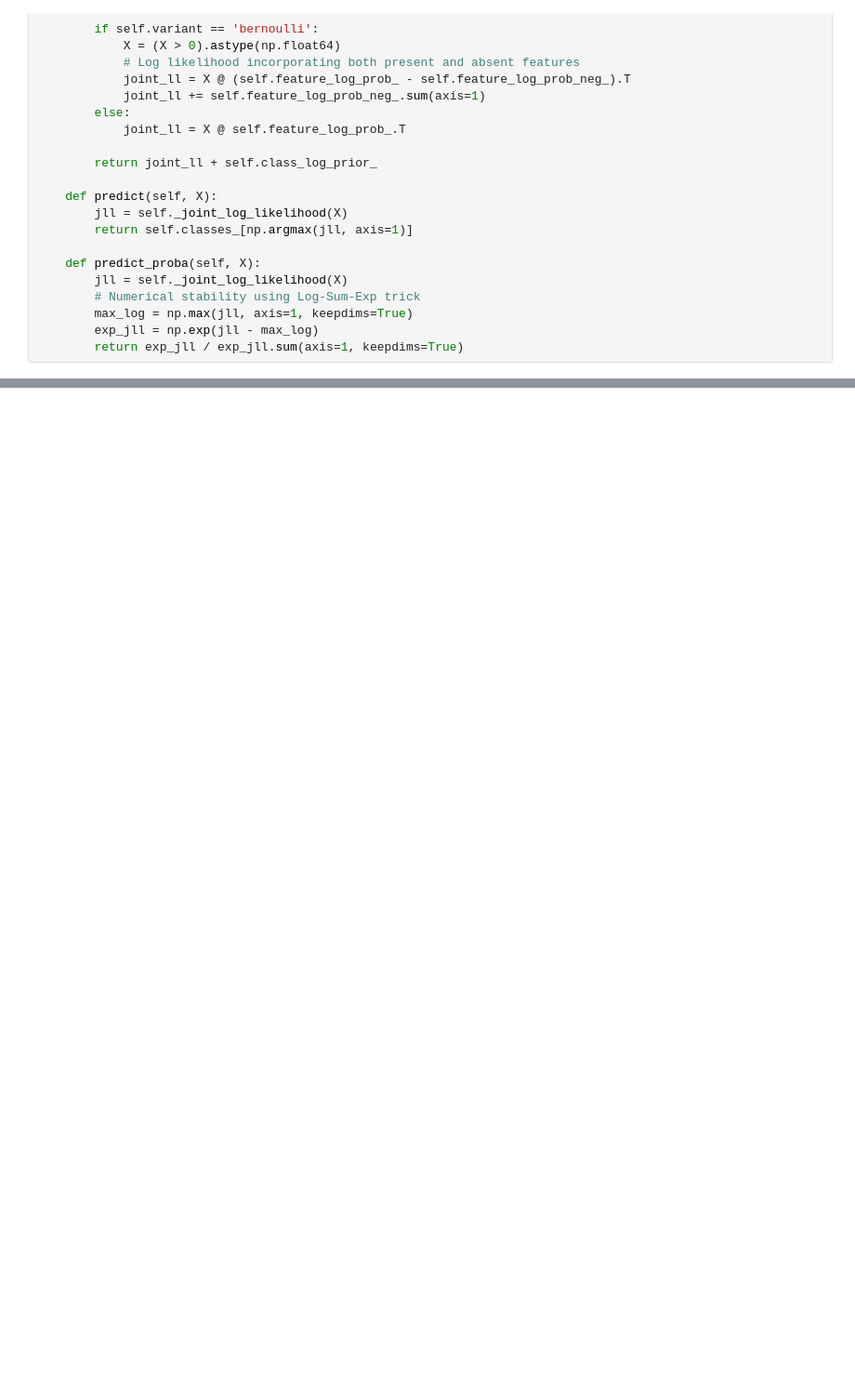
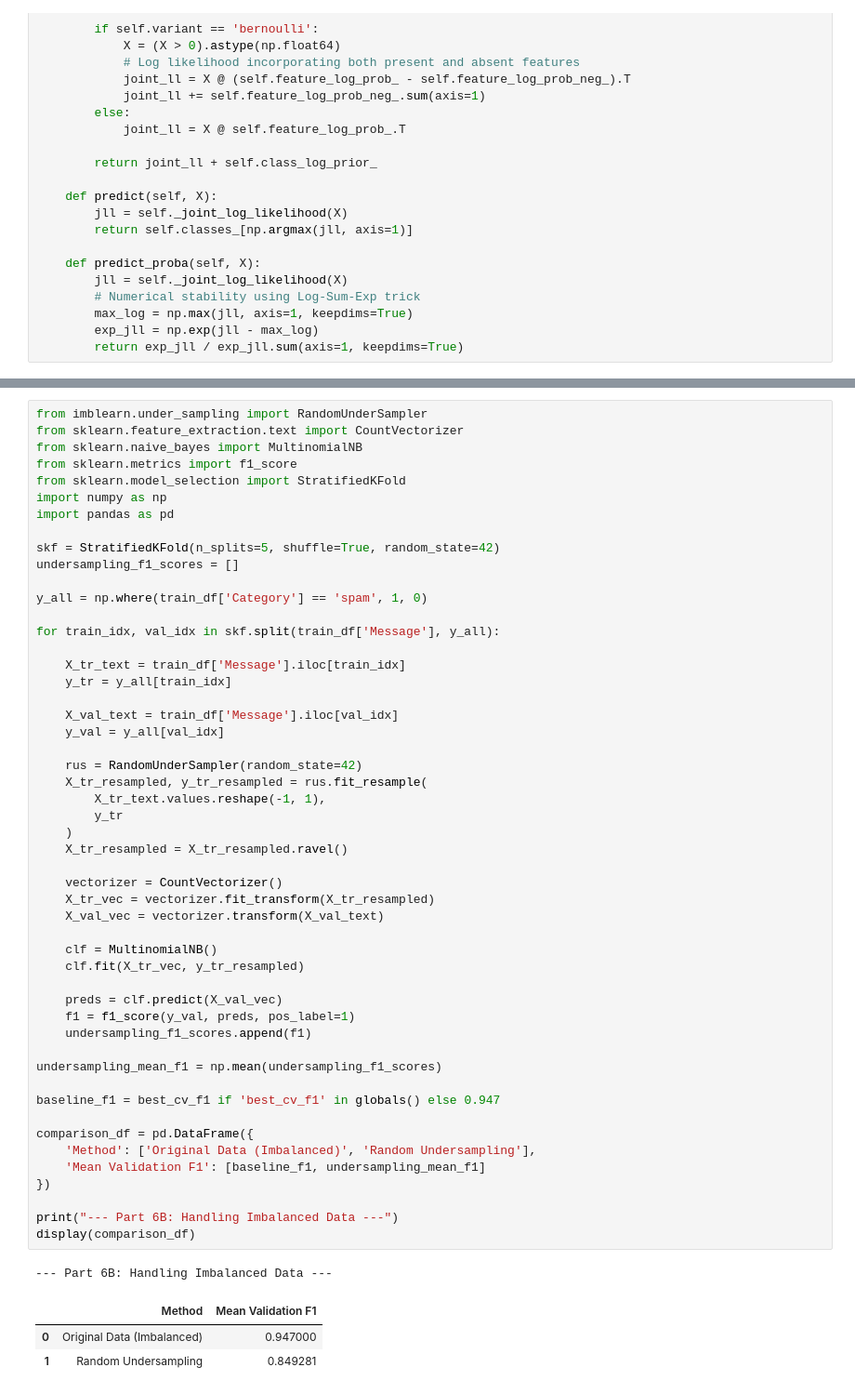
Before and after one commit to barrevivo299-design/SMS-Spam-Classification-NaiveBayes, a Jupyter notebook: SMS_Spam_Classification_NaiveBayes.ipynb, the cells around one changed output, grey strips where cells are left out. Shown at 93% size. Saved outputs shown, nothing was run; the diff lists cells and outputs as text; blank space fills up the shorter version.

```diff
--- a/SMS_Spam_Classification_NaiveBayes.ipynb
+++ b/SMS_Spam_Classification_NaiveBayes.ipynb
@@ -397,0 +724,56 @@ class CustomNaiveBayes:
+# %%
+from imblearn.under_sampling import RandomUnderSampler
+from sklearn.feature_extraction.text import CountVectorizer
+from sklearn.naive_bayes import MultinomialNB
+from sklearn.metrics import f1_score
+from sklearn.model_selection import StratifiedKFold
+import numpy as np
+import pandas as pd
+
+skf = StratifiedKFold(n_splits=5, shuffle=True, random_state=42)
+undersampling_f1_scores = []
+
+y_all = np.where(train_df['Category'] == 'spam', 1, 0)
+
+for train_idx, val_idx in skf.split(train_df['Message'], y_all):
+
+    X_tr_text = train_df['Message'].iloc[train_idx]
+    y_tr = y_all[train_idx]
+
+    X_val_text = train_df['Message'].iloc[val_idx]
+    y_val = y_all[val_idx]
+
+    rus = RandomUnderSampler(random_state=42)
+    X_tr_resampled, y_tr_resampled = rus.fit_resample(
+        X_tr_text.values.reshape(-1, 1),
+        y_tr
+    )
+    X_tr_resampled = X_tr_resampled.ravel()
+
+    vectorizer = CountVectorizer()
+    X_tr_vec = vectorizer.fit_transform(X_tr_resampled)
+    X_val_vec = vectorizer.transform(X_val_text)
+
+    clf = MultinomialNB()
+    clf.fit(X_tr_vec, y_tr_resampled)
+
+    preds = clf.predict(X_val_vec)
+    f1 = f1_score(y_val, preds, pos_label=1)
+    undersampling_f1_scores.append(f1)
+
+undersampling_mean_f1 = np.mean(undersampling_f1_scores)
+
+baseline_f1 = best_cv_f1 if 'best_cv_f1' in globals() else 0.947
+
+comparison_df = pd.DataFrame({
+    'Method': ['Original Data (Imbalanced)', 'Random Undersampling'],
+    'Mean Validation F1': [baseline_f1, undersampling_mean_f1]
+})
+
+print("--- Part 6B: Handling Imbalanced Data ---")
+display(comparison_df)
+# %% [output]
+--- Part 6B: Handling Imbalanced Data ---
+|  | Method | Mean Validation F1 |
+| 0 | Original Data (Imbalanced) | 0.947000 |
+| 1 | Random Undersampling | 0.849281 |
```
Also changed, not shown: parts of 16 cells of this notebook.
